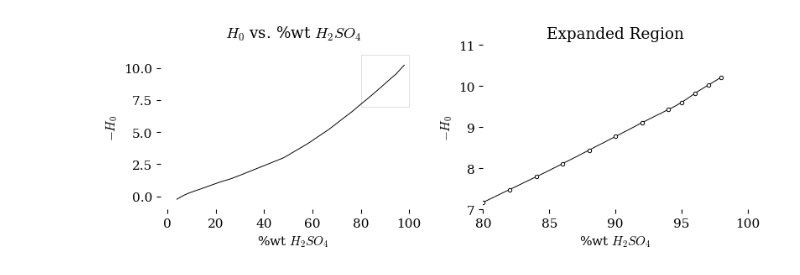
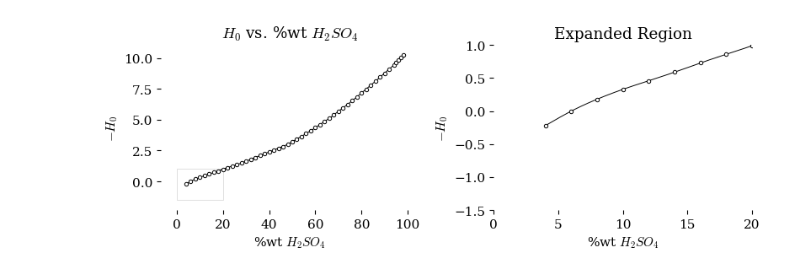
Before and after one commit to blinkletter/4410PythonNotebooks, a Jupyter notebook: Class_30/Yates-Fig1-HRH0.ipynb, the cells around one changed output. Cells and saved outputs as stored; diff of their text form; code cells hidden in the pictures.

```diff
--- a/Class_30/Yates-Fig1-HRH0.ipynb
+++ b/Class_30/Yates-Fig1-HRH0.ipynb
@@ -94,10 +75,7 @@ x = dfH0["%H2SO4"]
 y = -dfH0["H0"]
 
 xR = dfHR["%H2SO4"]
-yR = dfHR["HR"]
-
-print(x)
-print(y)
+yR = -dfHR["HR"]
 
 ###################################################
 ### Interpolate the data
@@ -112,12 +90,25 @@ step = 0.01
 x_smooth = np.arange(np.min(x), np.max(x)+step, step)
 y_smooth = interpolation(x_smooth)
 
+interpolationHR = make_smoothing_spline(xR, yR,      ### The x and y data
+                                       w=None,    ### A list of weights for each point (default = None)
+                                       lam=0.03)  ### A factor for the degree of smoothing. Change this to change the smoothness.
+step = 0.01
+xR_smooth = np.arange(np.min(xR), np.max(xR)+step, step)
+yR_smooth = interpolationHR(xR_smooth)
+
+
 ###################################################
 ### Set zoom range for second plot
 ###################################################
 
-zoom_xlim=[80,100]
-zoom_ylim=[7,11]
+#zoom_xlim=[80,100]; zoom_ylim=[7,11]
+#zoom_xlim=[0,20]; zoom_ylim=[None, None]
+zoom_xlim=[0,20]; zoom_ylim=[-1.5, 1]
+#zoom_xlim=[80,100]; zoom_ylim=[15, 21]
+
+
+
 
 ###################################################
 ### Set up labels for plots
@@ -127,6 +118,8 @@ x_label = "%wt ${H_2SO_4}$"
 y_label = "$-H_0$"
 
 Title0 = "$H_0$ vs. %wt $H_2SO_4$"
+Title0HR = "$H_R$ vs. %wt $H_2SO_4$"
+
 Title1 = "Expanded Region"
 
 ###################################################
@@ -156,6 +149,7 @@ vertices = [(zoom_xlim[0], zoom_ylim[0]),
 
 path = Path(vertices, codes)
 pathpatch0 = PathPatch(path, edgecolor='lightgray', facecolor='white', linewidth=0.5, zorder = 0)
+pathpatch0HR = PathPatch(path, edgecolor='lightgray', facecolor='white', linewidth=0.5, zorder = 0)
 
 ###################################################
 ###################################################
@@ -175,7 +169,7 @@ ax[0].margins(x=.07, y=.07, tight=True)
 
 # ax[0].axvline(x=30, ymin=0.1, ymax = 0.9, linewidth = 0.5, color = "lightgray", zorder = 0)   # A vertical line highlight
 
-if False:
+if True:
        ax[0].scatter(x, y,
                     marker = "o",
                     s = 10,
@@ -218,4 +212,59 @@ ax[1].scatter(x, y,
 ax[1].plot(x_smooth, y_smooth, "-", color = "black", linewidth=0.7, zorder = 1)
 
 plt.show()
+
+
+#############################################################
+#############################################################
+#############################################################
+
+fig, ax = plt.subplots(nrows=1, ncols=2, figsize=(8,3))
+
+ax[0].set(
+          title = Title0HR,
+          ylabel=y_label,
+          xlabel=x_label,
+#          xlim=[-.9,.9],
+#          ylim=[-3.7,-2.7]
+       )
+ax[0].margins(x=.07, y=.07, tight=True)
+
+if True:
+       ax[0].scatter(xR, yR,
+                    marker = "o",
+                    s = 10,
+                    color = "white",
+                    edgecolors = "black",
+                    linewidths=0.7,
+                    zorder = 2)
+
+ax[0].add_patch(pathpatch0HR)   # add the box to highlight the zoom area
+
+ax[0].plot(xR_smooth, yR_smooth, "-", color = "black", linewidth=0.7, zorder = 1)
+
+
+###################################################
+### Make the second plot (plot 1)
+###################################################
+
+ax[1].set(
+          title = Title1,
+          ylabel=y_label,
+          xlabel=x_label,
+          xlim=zoom_xlim,      ### Set axis limits to zoom in
+          ylim=zoom_ylim
+       )
+ax[1].margins(x=.07, y=.07, tight=True)
+
+ax[1].scatter(xR, yR,
+              marker = "o",
+              s = 10,
+              color = "white",
+              edgecolors = "black",
+              linewidths=0.7,
+              zorder = 2)
+
+ax[1].plot(xR_smooth, yR_smooth, "-", color = "black", linewidth=0.7, zorder = 1)
+
+plt.show()
 # %% [output]
@@ -239 +271 @@ Name: H0, dtype: float64
-[figure, old version]
+[figure, new version]
```
Also changed, not shown: parts of 8 cells of this notebook, 4 other files.
